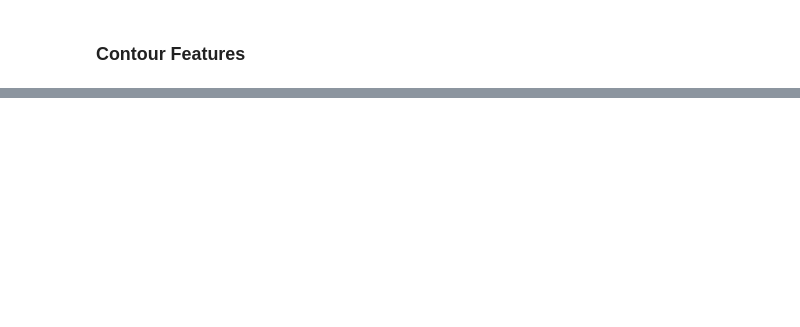
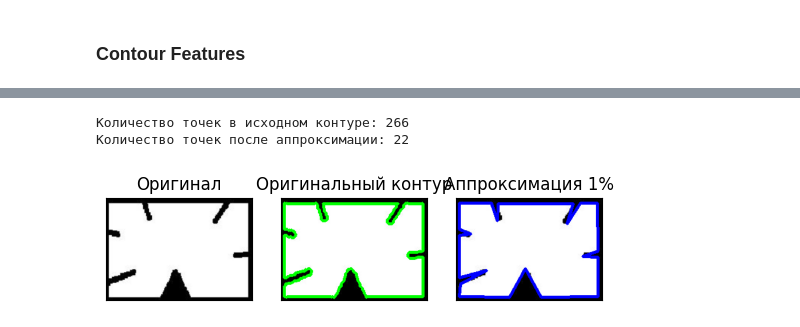
Before and after one commit to roman9234/OpenCV____university_homework, a Jupyter notebook: labs_sem2/lab_5/lab_5.ipynb, the cells around one changed output, grey strips where cells are left out. Drawn from its saved outputs; the diff is of its cells as text; code cells hidden in the pictures; blank space fills up the shorter version.

```diff
--- a/labs_sem2/lab_5/lab_5.ipynb
+++ b/labs_sem2/lab_5/lab_5.ipynb
@@ -24,0 +107,52 @@ plt.show()
+# %%
+# Contour Approximation
+
+# It approximates a contour shape to another shape with less number of vertices depending upon the precision we specify.
+
+import numpy as np
+import cv2 as cv
+
+# Загрузка изображения
+img = cv.imread('approx.png', cv.IMREAD_GRAYSCALE)
+orig = img.copy()
+assert img is not None, "file could not be read, check with os.path.exists()"
+
+
+# Преобразование в цветное для рисования цветных контуров
+img_color = cv.cvtColor(img, cv.COLOR_GRAY2BGR)
+orig_color = cv.cvtColor(orig, cv.COLOR_GRAY2BGR)
+# Поиск контуров
+ret, thresh = cv.threshold(img, 127, 255, 0)
+contours, hierarchy = cv.findContours(thresh, 1, 2)
+cnt = contours[0]
+
+# Аппроксимация контура
+epsilon = 0.01 * cv.arcLength(cnt, True)
+approx = cv.approxPolyDP(cnt, epsilon, True)
+
+# Рисование исходного контура (зеленый)
+cv.drawContours(orig_color, [cnt], -1, (0, 255, 0), 3)
+
+# Рисование аппроксимированного контура (красный)
+cv.drawContours(img_color, [approx], -1, (0, 0, 255), 3)
+
+# Вывод результатов
+print(f"Количество точек в исходном контуре: {len(cnt)}")
+print(f"Количество точек после аппроксимации: {len(approx)}")
+
+# Показать изображения
+
+# Создать объединенное изображение для сравнения
+combined = np.hstack([orig_color, img_color])
+
+plt.subplot(131),plt.imshow(orig,cmap = 'gray')
+plt.title('Оригинал'), plt.xticks([]), plt.yticks([])
+plt.subplot(132),plt.imshow(orig_color,cmap = 'gray')
+plt.title('Оригинальный контур'), plt.xticks([]), plt.yticks([])
+plt.subplot(133),plt.imshow(img_color,cmap = 'gray')
+plt.title('Аппроксимация 1%'), plt.xticks([]), plt.yticks([])
+plt.show()
+# %% [output]
+Количество точек в исходном контуре: 266
+Количество точек после аппроксимации: 22
+[figure, added]
```
Also changed, not shown: parts of 6 cells of this notebook.
